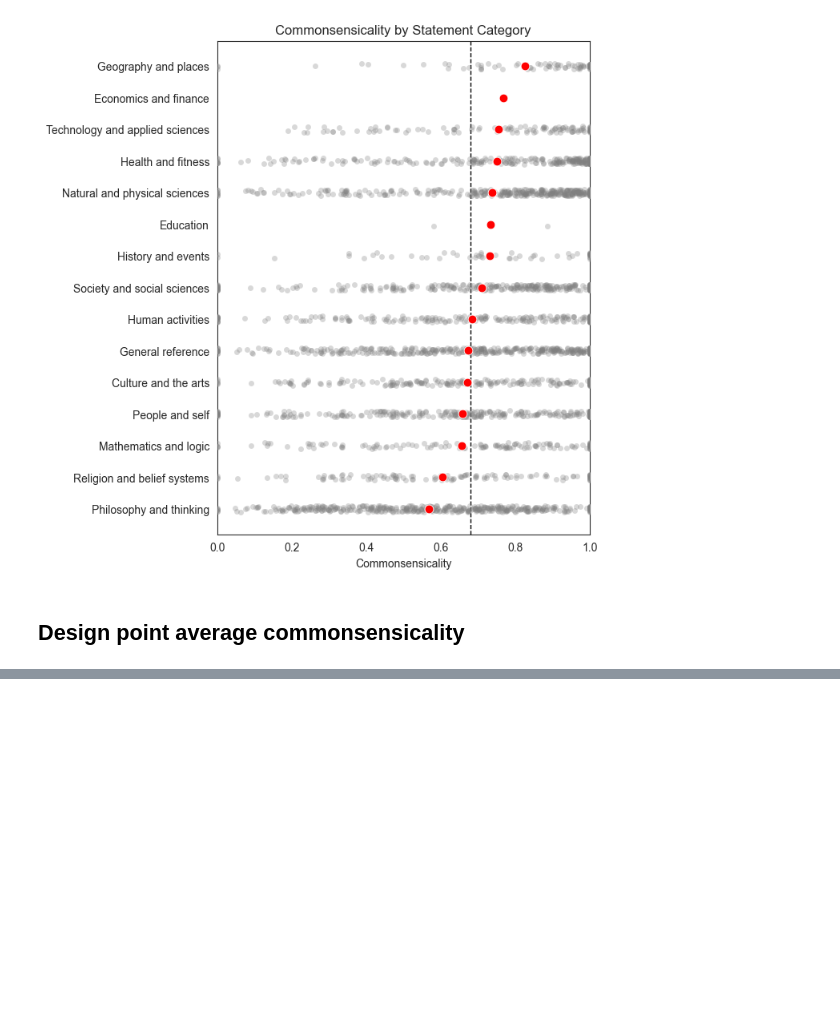
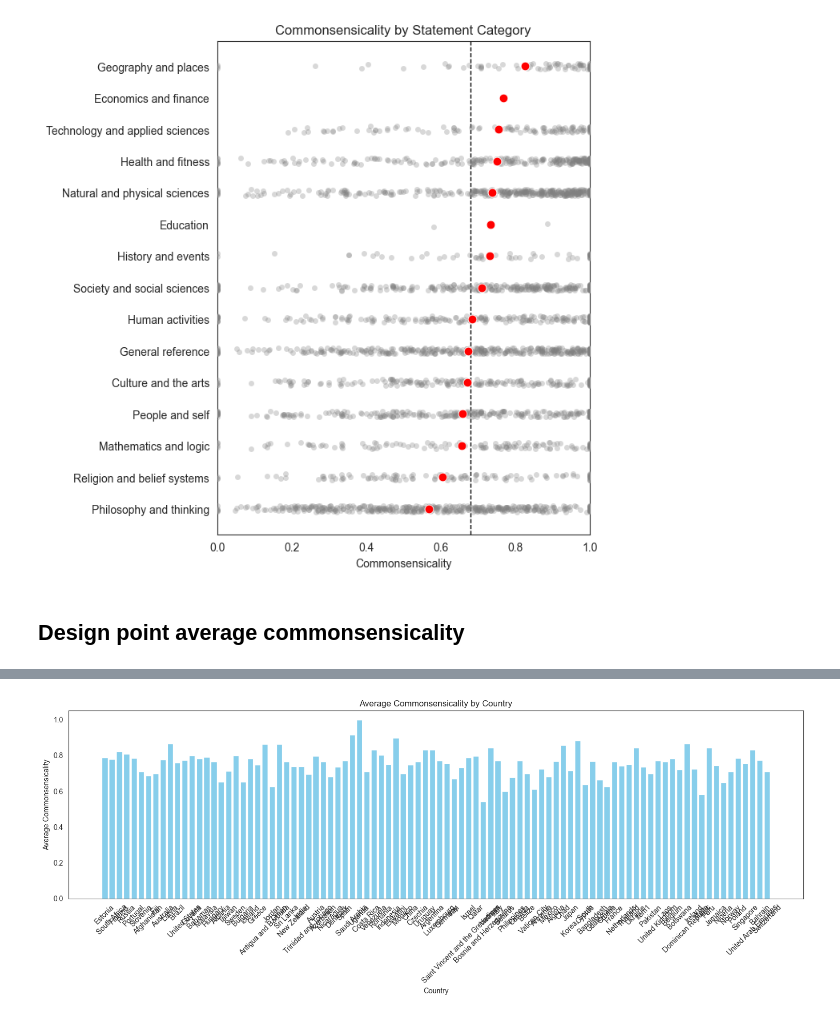
Before and after one commit to Watts-Lab/commonsense-data, a Jupyter notebook: .scripts/dashboard.ipynb, the cells around one changed output, grey strips where cells are left out. Drawn from its saved outputs; the diff is of its cells as text; code cells hidden in the pictures; blank space fills up the shorter version.

Commit message:
add country to notebook

```diff
--- a/.scripts/dashboard.ipynb
+++ b/.scripts/dashboard.ipynb
@@ -503,0 +516,9 @@ plt.show()
+# %%
+df_inidivial_pivoted = df_indiviudal.pivot(
+    index="userSessionId",
+    on="informationType",
+    values="experimentInfo",
+    aggregate_function="first"
+)
+
+df_inidivial_pivoted
@@ -503,0 +749,20 @@ plt.show()
+# %%
+df_commonsense_country_info = df_with_crt.join(df_session, left_on="userSessionId", right_on="sessionId", how="inner")
+# %%
+df_country_plot = df_commonsense_country_info.group_by("country_reside").agg(
+    pl.col("commonsensicality").mean().alias("avg_commonsensicality")
+)
+# %%
+df_plot = df_country_plot.to_pandas()
+
+# Create a bar plot
+plt.figure(figsize=(15, 6))
+plt.bar(df_plot["country_reside"], df_plot["avg_commonsensicality"], color="skyblue")
+plt.xlabel("Country")
+plt.ylabel("Average Commonsensicality")
+plt.title("Average Commonsensicality by Country")
+plt.xticks(rotation=45)
+plt.tight_layout()
+plt.show()
+# %% [output]
+[figure, added]
```
Also changed, not shown: parts of 12 cells of this notebook.
